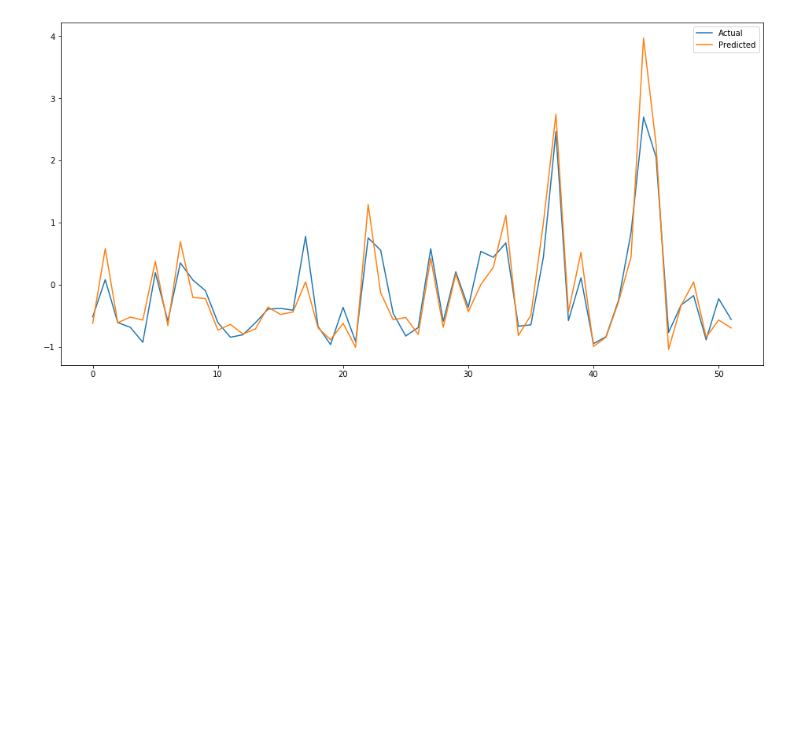
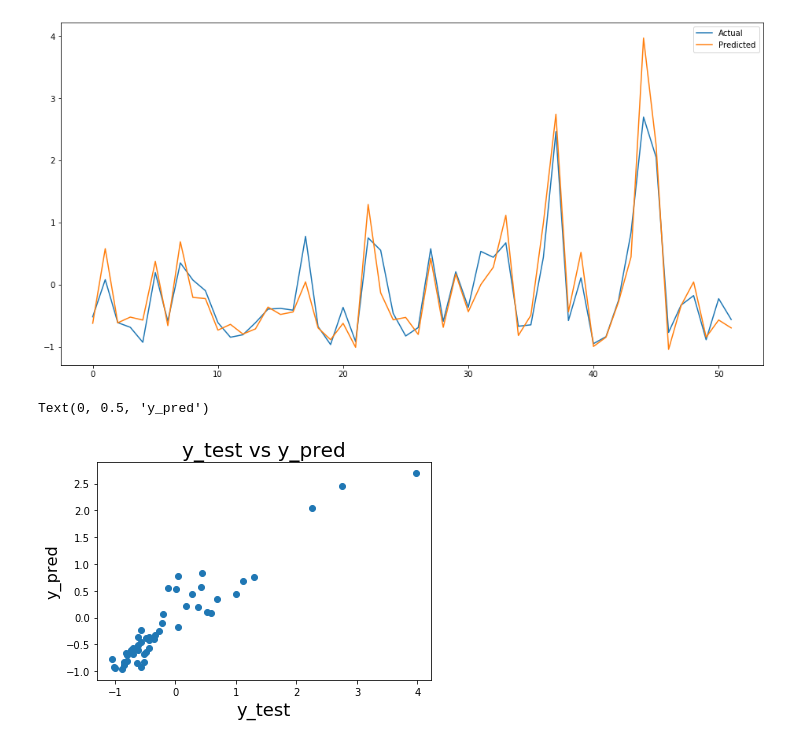
Before and after one commit to shivachandrakante/upGrad_Prediction_of_Car_Prices, a Jupyter notebook: Prediction of Car Prices.ipynb, the cells around one changed output. Cells and saved outputs as stored; diff of their text form; code cells hidden in the pictures; blank space fills up the shorter version.

```diff
--- a/Prediction of Car Prices.ipynb
+++ b/Prediction of Car Prices.ipynb
@@ -1160,0 +1126,13 @@ y_train.shape
+# %%
+# Adding a constant variable
+
+import statsmodels.api as sm
+model_10 = sm.add_constant(training_data_10)
+
+# Running the linear model
+
+lm10 = sm.OLS(y_train,model_10).fit()
+
+#Let's see the summary of our linear model
+
+print(lm10.summary())
@@ -1182,9 +1207,3 @@ x_test.shape
 (52, 65)
 # %%
 model_10.drop(['const'],axis=1,inplace=True)
-# %%
-x_test_1 = x_test[model_10.columns]
-
-# Adding a constant variable
-
-x_test_model_5 = sm.add_constant(x_test_1)
@@ -1193,3 +1210,12 @@ y_pred = lm10.predict(x_test_model_5)
+# %%
+# Now let's use our model to make predictions.
+# Creating x_test_model1 dataframe by taking only the variables that exist in the final train model_10
+x_test_1 = x_test[model_10.columns]
+# Adding a constant variable
+x_test_model_1 = sm.add_constant(x_test_1)
+# %%
+# Making predictions unsing the Tenth model
+y_pred = lm10.predict(x_test_model_1)
 # %%
 from sklearn.metrics import r2_score
 r2_score(y_test, y_pred)
@@ -1205,6 +1233,15 @@ plt.legend(['Actual','Predicted'])
 # %% [output]
 <matplotlib.legend.Legend at 0x...>
 [figure]
+# %%
+# Plotting y_test and y_pred to understand the spread
+plt.scatter(y_test, y_pred)
+plt.title('y_test vs y_pred', fontsize = 20)              # Plot heading
+plt.xlabel('y_test', fontsize = 18)                          # X-label
+plt.ylabel('y_pred', fontsize = 16)                          # Y-label
+# %% [output]
+Text(0, 0.5, 'y_pred')
+[figure, added]
 # %%
 from sklearn.metrics import r2_score
 r2_score(y_test, y_pred)
```
Also changed, not shown: parts of 117 cells of this notebook.
